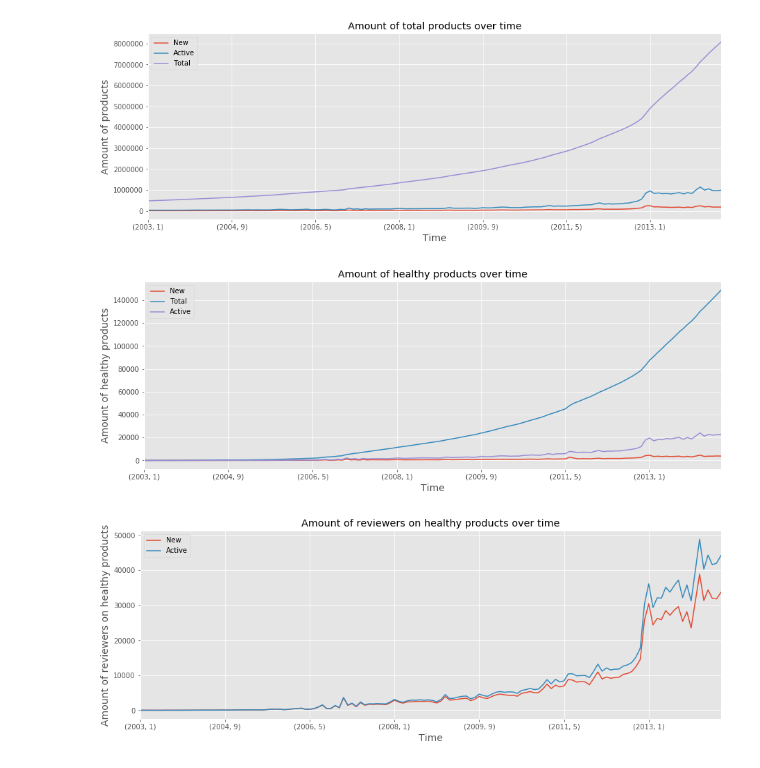
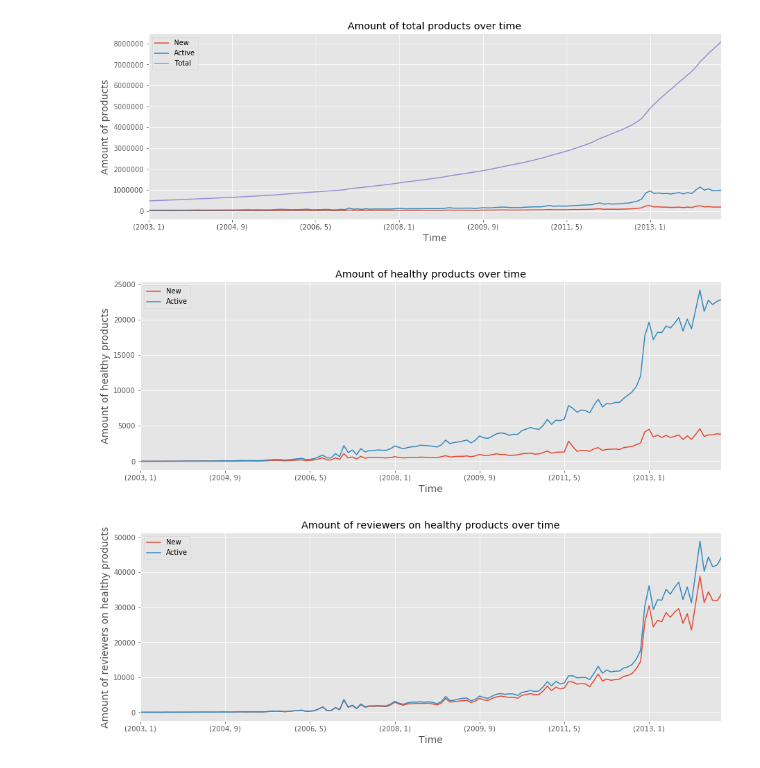
Before and after one commit to darioAnongba/EPFL-ADA, a Jupyter notebook: project/Report.ipynb, the cells around one changed output. Drawn from its saved outputs; the diff is of its cells as text; code cells hidden in the pictures.

Commit message:
Added diff DF and plot

```diff
--- a/project/Report.ipynb
+++ b/project/Report.ipynb
@@ -289,12 +272,12 @@ healthy_meta_sport_df = sports_meta_df[sports_meta_df.asin.isin(healthy_sports_d
 merged_meta_healthy_df = pd.concat([healthy_meta_food_df, healthy_meta_sport_df])
 # %%
 count_healthy_products = get_products_stat(merged_healthy_df, merged_meta_healthy_df)
-count_healthy_products.plot(title='Amount of healthy products over time')
+count_healthy_products[['New', 'Active']].plot(title='Amount of healthy products over time')
 plt.xlabel('Time', fontsize=14)
 plt.ylabel('Amount of healthy products', fontsize=14)
 plt.savefig(PLOT_DIR + 'total_healthy_products.pdf', bbox_inches='tight')
 # %% [output]
-[figure, old version]
+[figure, new version]
 # %%
 healthy_reviewers_count = get_reviewers_stat(merged_healthy_df)
 healthy_reviewers_count[['New', 'Active']].plot(title='Amount of reviewers on healthy products over time')
```
Also changed, not shown: parts of 5 cells of this notebook, 15 other files.
